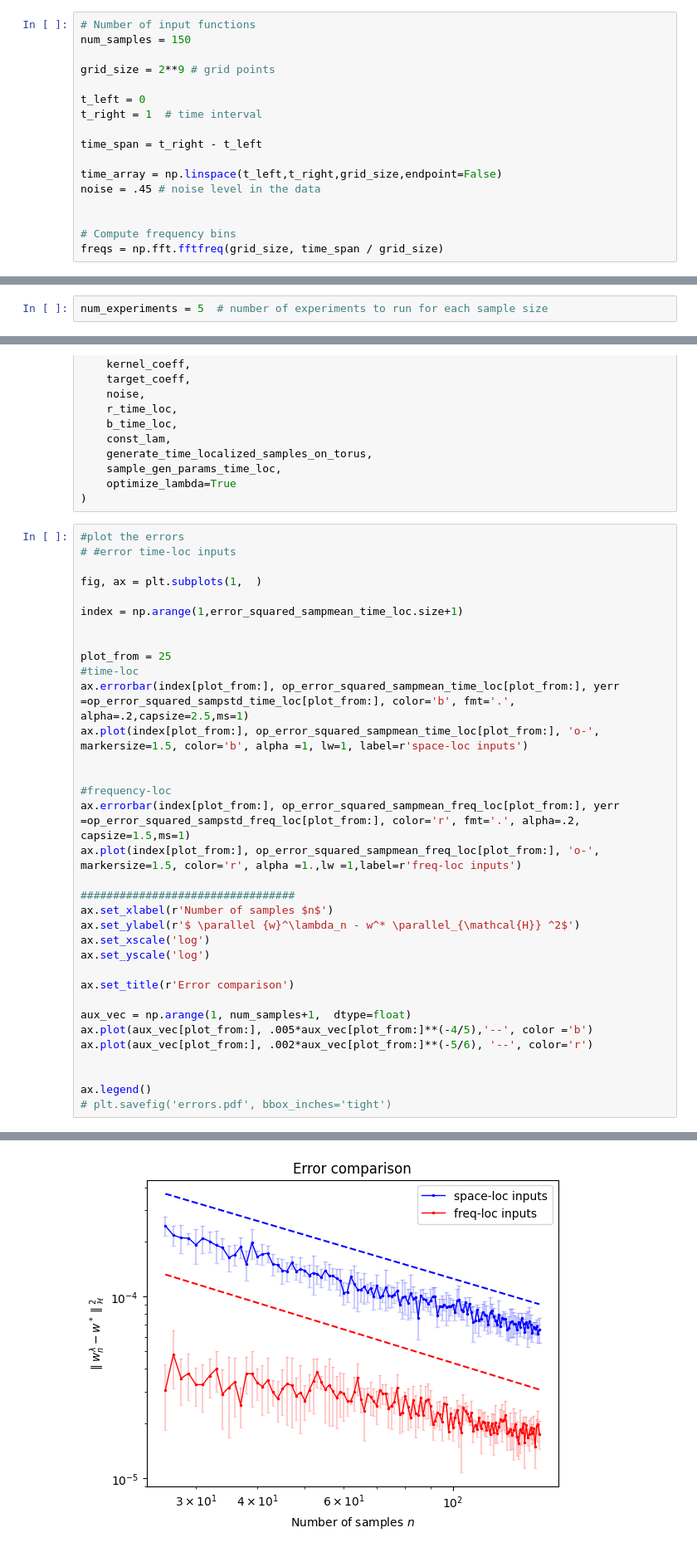
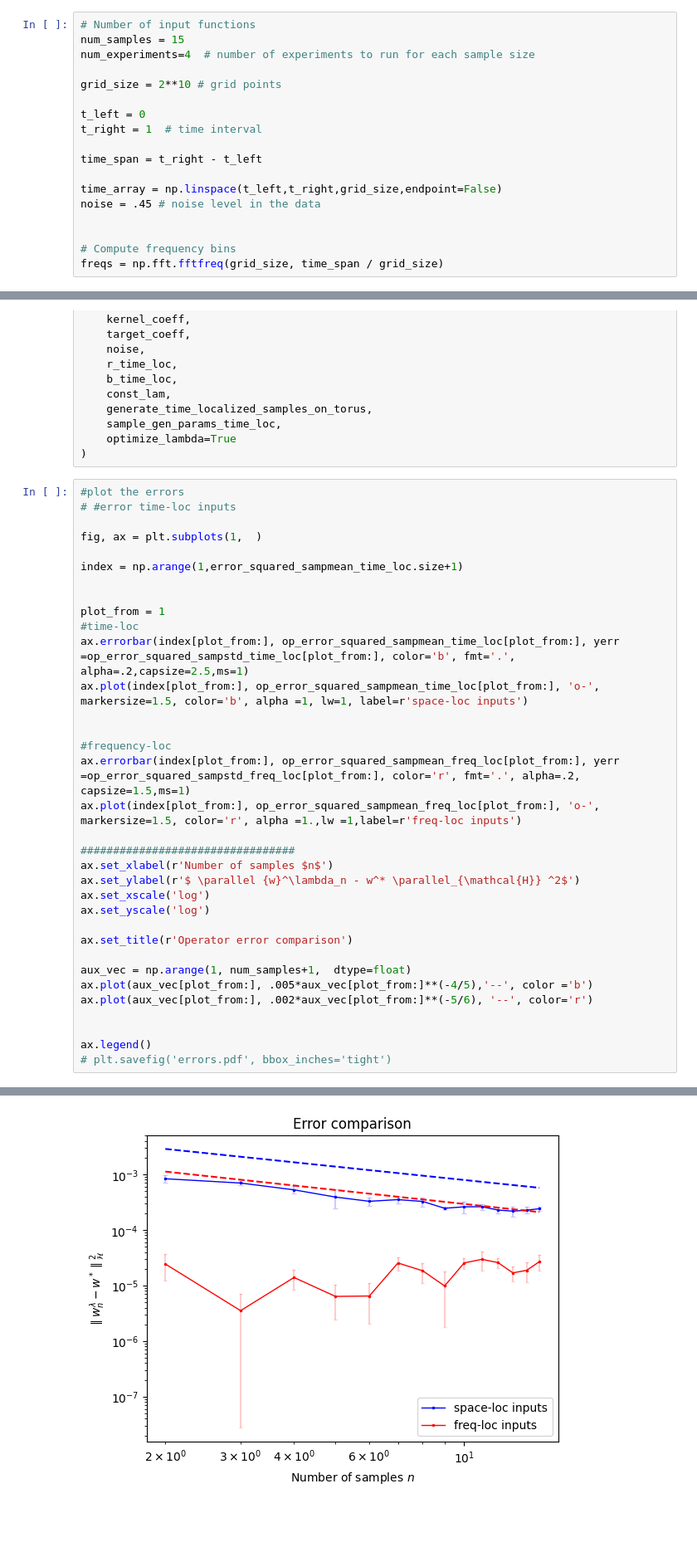
Before and after one commit to EmiliaMagnani/learnconv, a Jupyter notebook: notebooks/tutorial.ipynb, the cells around one changed output, grey strips where cells are left out. Shown at 83% size. Cells and saved outputs as stored; diff of their text form; blank space fills up the shorter version.

```diff
--- a/notebooks/tutorial.ipynb
+++ b/notebooks/tutorial.ipynb
@@ -31,9 +31,10 @@ $$
 $$
 # %%
 # Number of input functions
-num_samples = 150
+num_samples = 15
+num_experiments=4  # number of experiments to run for each sample size
 
-grid_size = 2**9 # grid points
+grid_size = 2**10 # grid points
 
 t_left = 0
 t_right = 1  # time interval
@@ -479,8 +483,6 @@ $$
    }{\hat{K}_{\xi} } \lesssim
  n^{-\frac{2r+1}{2r+1+b^{-1}}} .
 $$
-# %%
-num_experiments = 5  # number of experiments to run for each sample size
 # %%
 # # error computation for frequency localised signals
 
@@ -663,36 +665,36 @@ op_error_squared_sampmean_time_loc, op_error_squared_sampstd_time_loc = compute_
 fig, ax = plt.subplots(1,  )
 
 index = np.arange(1,error_squared_sampmean_time_loc.size+1)
 
 
-plot_from = 25
+plot_from = 1
 #time-loc
 ax.errorbar(index[plot_from:], op_error_squared_sampmean_time_loc[plot_from:], yerr =op_error_squared_sampstd_time_loc[plot_from:], color='b', fmt='.', alpha=.2,capsize=2.5,ms=1)
 ax.plot(index[plot_from:], op_error_squared_sampmean_time_loc[plot_from:], 'o-', markersize=1.5, color='b', alpha =1, lw=1, label=r'space-loc inputs')
 
 
 #frequency-loc
 ax.errorbar(index[plot_from:], op_error_squared_sampmean_freq_loc[plot_from:], yerr =op_error_squared_sampstd_freq_loc[plot_from:], color='r', fmt='.', alpha=.2, capsize=1.5,ms=1)
 ax.plot(index[plot_from:], op_error_squared_sampmean_freq_loc[plot_from:], 'o-', markersize=1.5, color='r', alpha =1.,lw =1,label=r'freq-loc inputs')
 
 #################################
 ax.set_xlabel(r'Number of samples $n$')
 ax.set_ylabel(r'$ \parallel {w}^\lambda_n - w^* \parallel_{\mathcal{H}} ^2$')
 ax.set_xscale('log')
 ax.set_yscale('log')
 
-ax.set_title(r'Error comparison')
+ax.set_title(r'Operator error comparison')
 
 aux_vec = np.arange(1, num_samples+1,  dtype=float)
 ax.plot(aux_vec[plot_from:], .005*aux_vec[plot_from:]**(-4/5),'--', color ='b')
 ax.plot(aux_vec[plot_from:], .002*aux_vec[plot_from:]**(-5/6), '--', color='r')
 
 
 ax.legend()
 # plt.savefig('errors.pdf', bbox_inches='tight')
 # %% [output]
 <matplotlib.legend.Legend at 0x...>
-[figure, old version]
+[figure, new version]
 # %% [markdown]
 ## Idea: what about trying the Discrepancy Principle (since I know the noise)??
 
```
Also changed, not shown: parts of 10 cells of this notebook, 5 other files.
